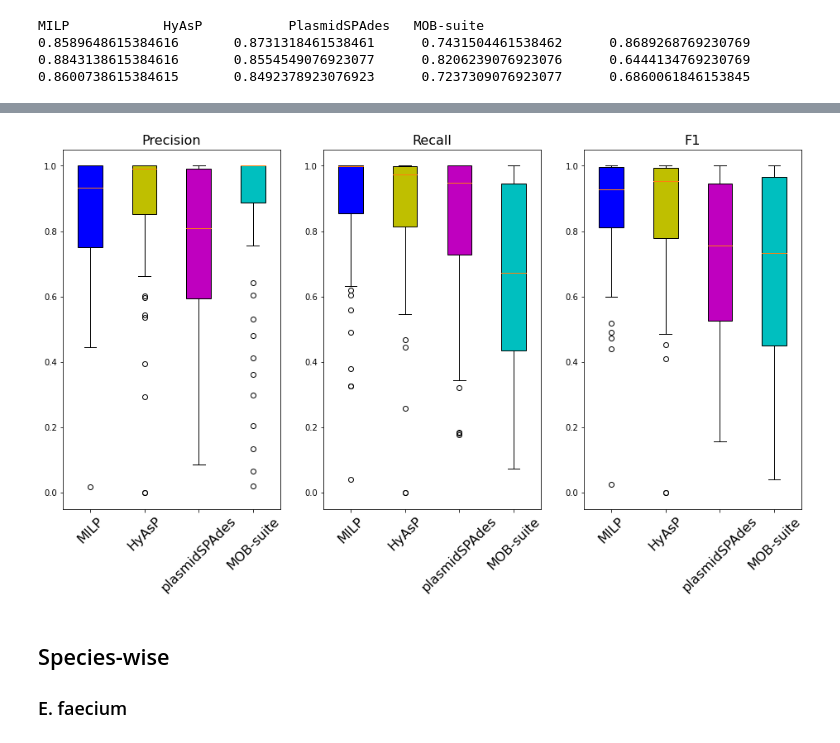
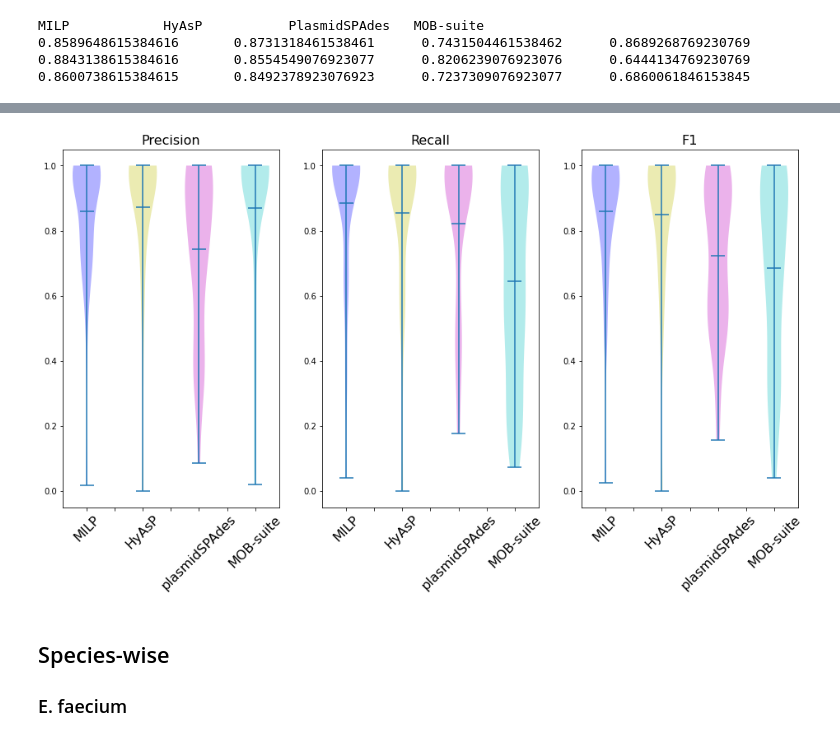
Before and after one commit to cchauve/PlasBin, a Jupyter notebook: exp/2021-06-14__iterative_MILP_edge_novelty/doc/results_analysis.ipynb, the cells around one changed output, grey strips where cells are left out. Cells and saved outputs as stored; diff of their text form; code cells hidden in the pictures.

```diff
--- a/exp/2021-06-14__iterative_MILP_edge_novelty/doc/results_analysis.ipynb
+++ b/exp/2021-06-14__iterative_MILP_edge_novelty/doc/results_analysis.ipynb
@@ -365,22 +361,23 @@ MILP            HyAsP           PlasmidSPAdes   MOB-suite
 0.8600738615384615       0.8492378923076923      0.7237309076923077      0.6860061846153845
 # %%
 colors = ['b', 'y', 'm', 'c', 'g']
-labels = ['MILP', 'HyAsP', 'plasmidSPAdes', 'MOB-suite', 'gplas']
+labels = ['','MILP', 'HyAsP', 'plasmidSPAdes', 'MOB-suite', 'gplas']
 fig, (ax1,ax2,ax3) = plt.subplots(nrows=1, ncols=3, figsize=(16, 8))
-bplot1 = ax1.boxplot(THREE_SPECIES_DF[['Precision', 'greedy_Precision', 'plasmidspades_Precision', 'mobsuite_Precision', 'gplas_Precision']], patch_artist=True, labels=labels)
+bplot1 = ax1.violinplot(THREE_SPECIES_DF[['Precision', 'greedy_Precision', 'plasmidspades_Precision', 'mobsuite_Precision', 'gplas_Precision']], showmeans=True)
 ax1.set_title('Precision',fontsize=16)
 
-bplot2 = ax2.boxplot(THREE_SPECIES_DF[['Recall', 'greedy_Recall', 'plasmidspades_Recall', 'mobsuite_Recall', 'gplas_Recall']], patch_artist=True, labels=labels)
+bplot2 = ax2.violinplot(THREE_SPECIES_DF[['Recall', 'greedy_Recall', 'plasmidspades_Recall', 'mobsuite_Recall', 'gplas_Recall']], showmeans=True)
 ax2.set_title('Recall',fontsize=16)
-bplot3 = ax3.boxplot(THREE_SPECIES_DF[['F1', 'greedy_F1', 'plasmidspades_F1', 'mobsuite_F1', 'gplas_F1']], patch_artist=True, labels=labels)
+bplot3 = ax3.violinplot(THREE_SPECIES_DF[['F1', 'greedy_F1', 'plasmidspades_F1', 'mobsuite_F1', 'gplas_F1']], showmeans=True)
 ax3.set_title('F1',fontsize=16)
 
 for bplot in (bplot1, bplot2, bplot3):
-    for patch, color in zip(bplot['boxes'], colors):
-        patch.set_facecolor(color)
+    for pc, color in zip(bplot['bodies'], colors):
+        pc.set_facecolor(color)
 
 for ax in [ax1, ax2, ax3]:
     ax.set_xticklabels(labels, rotation=45, fontsize=16)
 
 plt.show()
+plt.close()
 # %% [output]
@@ -388,25 +385,26 @@ plt.show()
 # %%
 colors = ['b', 'y', 'm', 'c']
-labels = ['MILP', 'HyAsP', 'plasmidSPAdes', 'MOB-suite']
+labels = ['','MILP','','HyAsP','','plasmidSPAdes','', 'MOB-suite']
 fig, (ax1,ax2,ax3) = plt.subplots(nrows=1, ncols=3, figsize=(16, 8))
-bplot1 = ax1.boxplot(ALL_DF[['Precision', 'greedy_Precision', 'plasmidspades_Precision', 'mobsuite_Precision']], patch_artist=True, labels=labels)
+bplot1 = ax1.violinplot(ALL_DF[['Precision', 'greedy_Precision', 'plasmidspades_Precision', 'mobsuite_Precision']], showmeans=True)
 ax1.set_title('Precision',fontsize=16)
 
-bplot2 = ax2.boxplot(ALL_DF[['Recall', 'greedy_Recall', 'plasmidspades_Recall', 'mobsuite_Recall']], patch_artist=True, labels=labels)
+bplot2 = ax2.violinplot(ALL_DF[['Recall', 'greedy_Recall', 'plasmidspades_Recall', 'mobsuite_Recall']], showmeans=True)
 ax2.set_title('Recall',fontsize=16)
-bplot3 = ax3.boxplot(ALL_DF[['F1', 'greedy_F1', 'plasmidspades_F1', 'mobsuite_F1']], patch_artist=True, labels=labels)
+bplot3 = ax3.violinplot(ALL_DF[['F1', 'greedy_F1', 'plasmidspades_F1', 'mobsuite_F1']], showmeans=True)
 ax3.set_title('F1',fontsize=16)
 
 for bplot in (bplot1, bplot2, bplot3):
-    for patch, color in zip(bplot['boxes'], colors):
-        patch.set_facecolor(color)
+    for pc, color in zip(bplot['bodies'], colors):
+        pc.set_facecolor(color)
 
 for ax in [ax1, ax2, ax3]:
     ax.set_xticklabels(labels, rotation=45, fontsize=16)
 
 plt.show()
+plt.close()
 # %% [output]
-[figure, old version]
+[figure, new version]
 # %% [markdown]
 ## Species-wise
 
```
Also changed, not shown: parts of 2 cells of this notebook.
